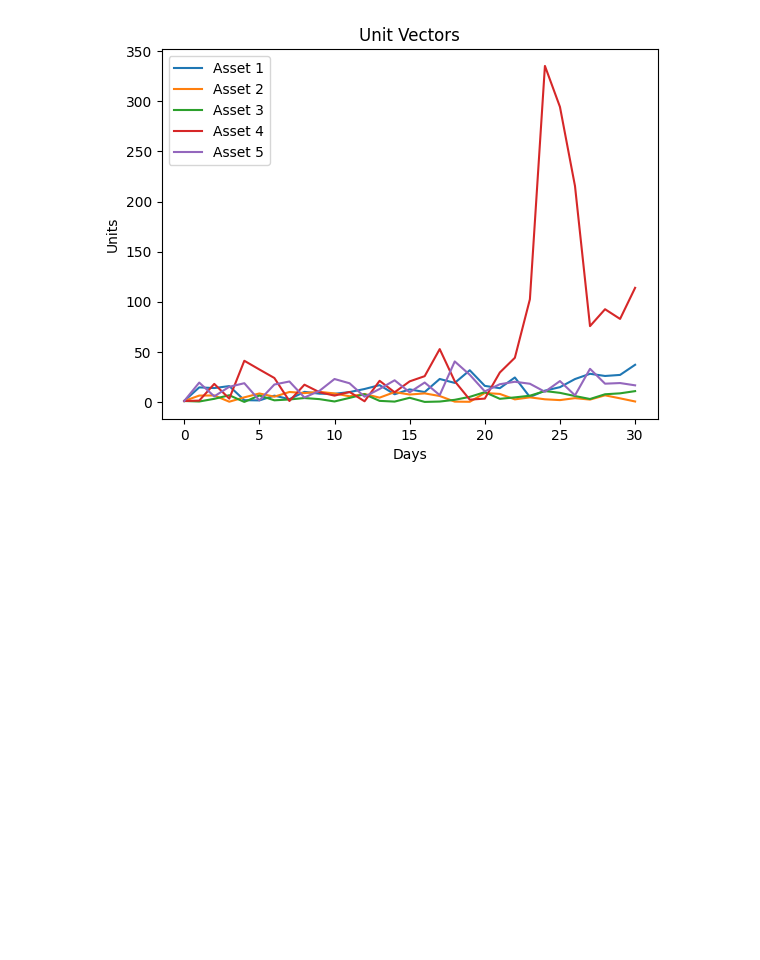
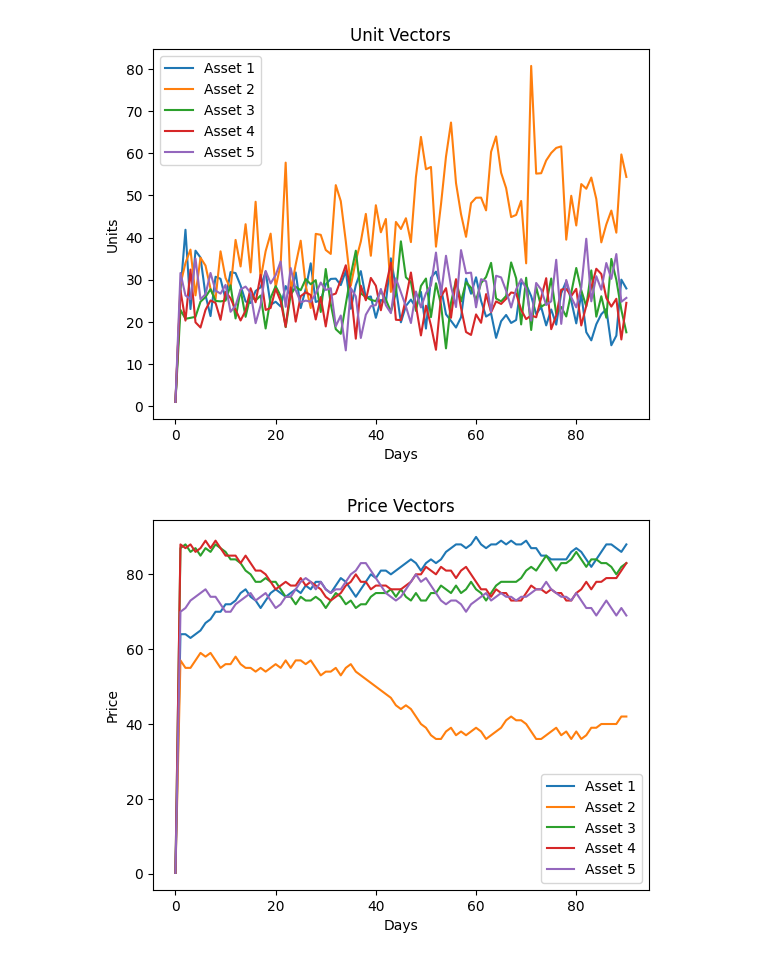
Before and after one commit to toren-wallengren/portfauxlio, a Jupyter notebook: Untitled.ipynb, the cells around one changed output. Cells and saved outputs as stored; diff of their text form; code cells hidden in the pictures; blank space fills up the shorter version.

```diff
--- a/Untitled.ipynb
+++ b/Untitled.ipynb
@@ -2,11 +2,12 @@
 from portfolio import Portfolio
 # %%
 num_of_assets = 5
-num_of_days = 30
-desired_portfolio_value = 1000
+num_of_days = 90
+desired_portfolio_value = 10000
 # %%
 portfolio = Portfolio(num_of_assets, num_of_days, desired_portfolio_value)
 # %%
-portfolio.plot_unit_vectors()
+portfolio.plot_all()
 # %% [output]
-[figure, old version]
+[figure, new version]
+[figure, added]
```
Also changed, not shown: parts of 6 cells of this notebook, 4 other files.
